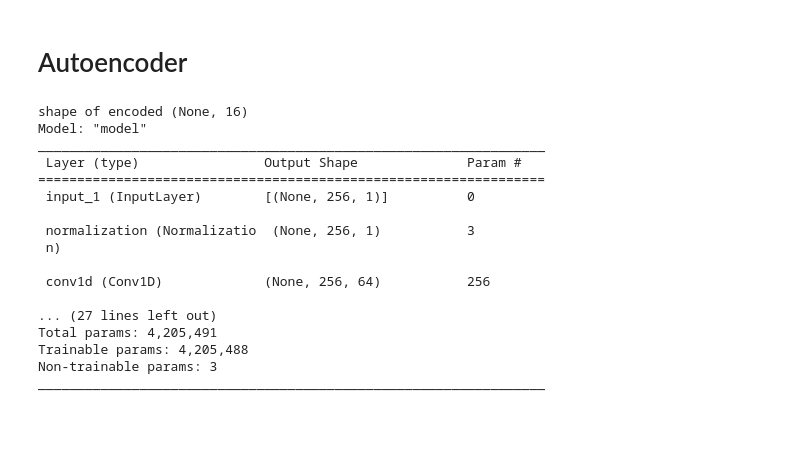
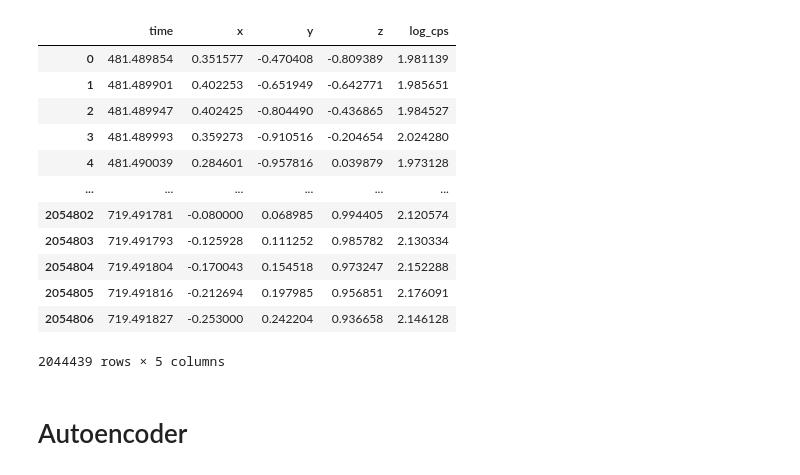
Before and after one commit to MartinChobolaX/GRBorNotGRB, a Jupyter notebook: autoencoder_conv1d_test.ipynb, the cells around one changed output. Saved outputs shown, nothing was run; the diff lists cells and outputs as text; code cells hidden in the pictures; blank space fills up the shorter version.

```diff
--- a/autoencoder_conv1d_test.ipynb
+++ b/autoencoder_conv1d_test.ipynb
@@ -21,4 +47,18 @@ from sklearn.metrics import auc, roc_curve, confusion_matrix
 # %%
-X, y, df = data_gen(N_data=50000)
-# N_data=100000,N_tu=256,x0=(64, 196),w=(5,15),A=(1,20),bkg=(1,15)
+df = pd.read_csv("Data/scaled_xyzlog_without_GRBs.csv", index_col=0) # data (hopefuly without grbs)
+df
+# %% [output]
+|  | time | x | y | z | log_cps |
+| 0 | 481.489854 | 0.351577 | -0.470408 | -0.809389 | 1.981139 |
+| 1 | 481.489901 | 0.402253 | -0.651949 | -0.642771 | 1.985651 |
+| 2 | 481.489947 | 0.402425 | -0.804490 | -0.436865 | 1.984527 |
+| 3 | 481.489993 | 0.359273 | -0.910516 | -0.204654 | 2.024280 |
+| 4 | 481.490039 | 0.284601 | -0.957816 | 0.039879 | 1.973128 |
+| ... | ... | ... | ... | ... | ... |
+| 2054802 | 719.491781 | -0.080000 | 0.068985 | 0.994405 | 2.120574 |
+| 2054803 | 719.491793 | -0.125928 | 0.111252 | 0.985782 | 2.130334 |
+| 2054804 | 719.491804 | -0.170043 | 0.154518 | 0.973247 | 2.152288 |
+| 2054805 | 719.491816 | -0.212694 | 0.197985 | 0.956851 | 2.176091 |
+| 2054806 | 719.491827 | -0.253000 | 0.242204 | 0.936658 | 2.146128 |
+2044439 rows × 5 columns
 # %%
@@ -26,60 +79,2 @@ X_train, X_test, y_train, y_test = train_test_split(X, y, random_state=42)
 # %% [markdown]
 # Autoencoder
-# %%
-# ENCODER
-
-input_sig = Input(shape=(256,1))
-norm = Normalization()(input_sig)
-
-x = Conv1D(64,3, activation='relu', padding='same')(norm)
-x1 = MaxPooling1D(16, padding = 'same')(x)
-x2 = Conv1D(16,3, activation='relu', padding='same')(x1)
-
-
-flat = Flatten()(x2)
-encoded = Dense(16,activation = 'relu')(flat)
-
-print("shape of encoded {}".format(np.shape(encoded)))
-
-# DECODER
-
-dence = Dense(16,activation = 'relu')(encoded)
-resh = Reshape((16,1))(dence)
-x2_ = Conv1D(16, 3, activation='relu', padding='same')(resh)
-x1_ = UpSampling1D(16)(x2_)
-x_ = Conv1D(64, 3, activation='relu', padding='same')(x1_)
-flat = Flatten()(x_)
-decoded = Dense(256,activation = 'relu')(flat)
-decoded = Reshape((256,1))(decoded)
-
-
-
-autoencoder = Model(input_sig, decoded)
-autoencoder.compile(optimizer=Adam(learning_rate=0.001),
-             loss='mean_squared_error')
-
-callback_conv = [EarlyStopping(monitor='val_loss', patience=5),
-                TensorBoard(log_dir = "./logs/auto/{}-{}-{}-{}".format(datetime.datetime.today().month,
-                                                                      datetime.datetime.today().day,
-                                                                      datetime.datetime.today().hour,
-                                                                      datetime.datetime.today().minute), update_freq="epoch")
-]
-autoencoder.summary()
-# %% [output]
-shape of encoded (None, 16)
-Model: "model"
-_________________________________________________________________
- Layer (type)                Output Shape              Param #
-=================================================================
- input_1 (InputLayer)        [(None, 256, 1)]          0
-
- normalization (Normalizatio  (None, 256, 1)           3
- n)
-
- conv1d (Conv1D)             (None, 256, 64)           256
-
-... (27 lines left out)
-Total params: 4,205,491
-Trainable params: 4,205,488
-Non-trainable params: 3
-_________________________________________________________________
```
Also changed, not shown: parts of 9 cells of this notebook.
